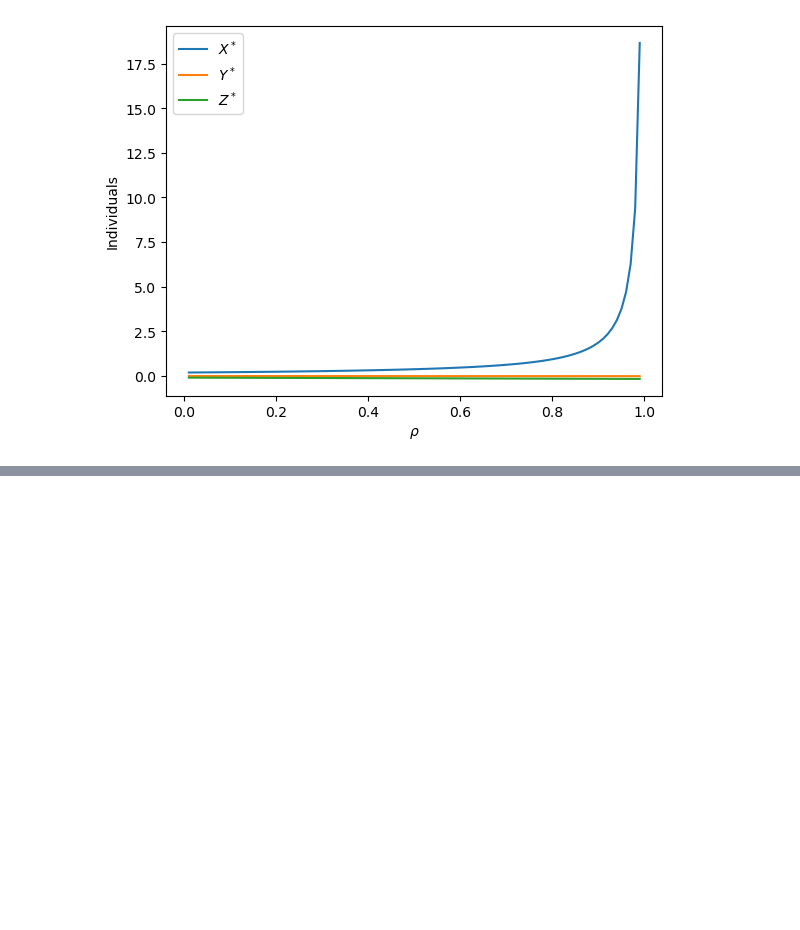
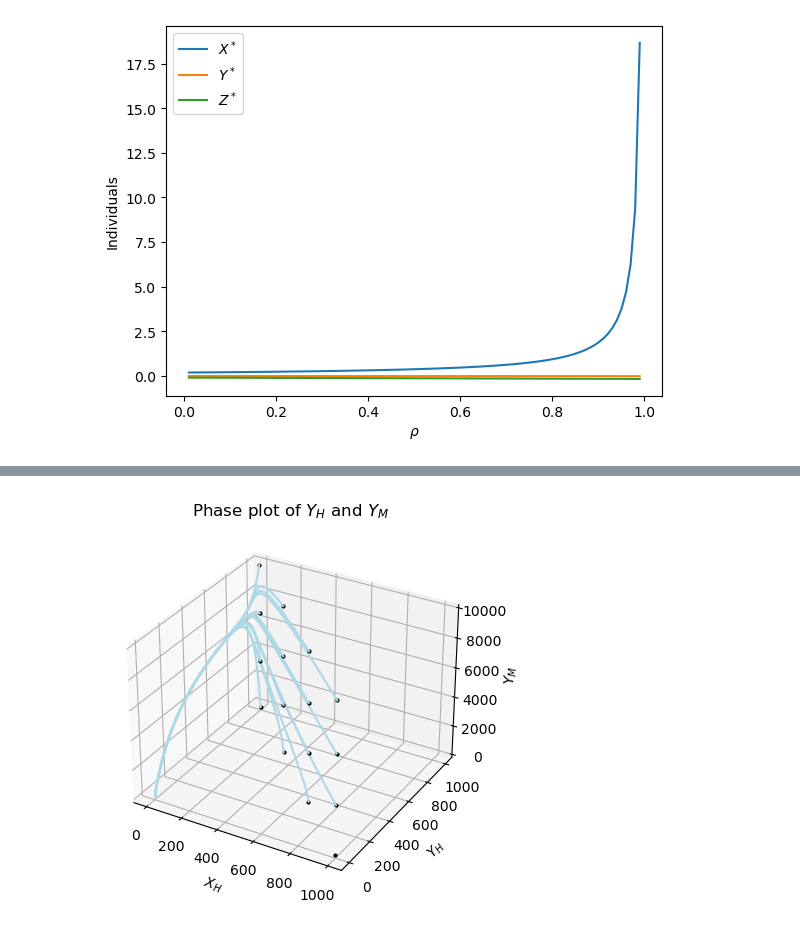
Before and after one commit to mboyan/intro-to-computational-science, a Jupyter notebook: Assignments/Assignment 1/Assignment 1 - SIR model (ODE) - Boyan Mihaylov.ipynb, the cells around one changed output, grey strips where cells are left out. Saved outputs shown, nothing was run; the diff lists cells and outputs as text; code cells hidden in the pictures; blank space fills up the shorter version.

```diff
--- a/Assignments/Assignment 1/Assignment 1 - SIR model (ODE) - Boyan Mihaylov.ipynb
+++ b/Assignments/Assignment 1/Assignment 1 - SIR model (ODE) - Boyan Mihaylov.ipynb
@@ -1063,0 +1332,84 @@ class InfectionModelMultiHost():
+# %%
+grid_shape = [3,3]
+increment = base_population/(num_plots-1)
+
+# Infection probabilities
+t_probs = [0.5, 0.8]
+
+# Population sizes
+pop_sizes = [1000, 10000]
+
+# Life expectancies
+lifespans = [16107.525, 7]
+
+# Birth rates
+birthrates = [8.25*10e-5, 0.13]
+
+# Recovery rates
+rec_rates = [0.033, 0]
+
+# Constant population toggles
+const_Ns = [True, True]
+
+# Bite rate
+b = 0.5
+
+# Iteration step
+step = 10e-2
+
+# Time in days
+max_time = 900
+
+#plt.figure(figsize=(4,4))
+#fig, ax = plt.subplots(1,1)
+#ax = ax[0]
+
+fig = plt.figure()
+ax = fig.add_subplot(111,projection='3d')
+
+# Track starting values of X and Y
+#Yh_starts = []
+#Ym_starts = []
+
+for x in range(grid_shape[0]+1):
+    for y in range(grid_shape[1]+1):
+
+        # Determine starting conditions:
+        Y_starts = [x*pop_sizes[0]/grid_shape[0],y*pop_sizes[1]/grid_shape[1]]
+
+        # Initialize infection model
+        XYZ_mh = InfectionModelMultiHost(t_probs, pop_sizes, Y_starts, lifespans, birthrates, rec_rates, const_Ns, b)
+
+        # Append starting points and mark their positions
+        #Yh_starts.append(Y_starts[0])
+        #Ym_starts.append(Y_starts[1])
+        ax.plot(pop_sizes[0]-Y_starts[0],Y_starts[0],Y_starts[1],**{'marker':'o', 'markerfacecolor':'k', 'markeredgecolor':'k', 'markersize':2})
+
+        # Track development of infection over time
+        Xh_log, Yh_log, Zh_log, Xm_log, Ym_log, Zm_log, time_log = XYZ_mh.iterate(step, max_time)
+
+        # Plot infection values
+        #plt.plot(Yh_log, Ym_log,color=(0.5+0.25*x/grid_shape[0],0.5+0.25*y/grid_shape[1],0.5))
+        ax.plot(Xh_log, Yh_log, Ym_log, color='lightblue')
+
+# Plot starting points
+
+#plt.plot(Yh_starts, Ym_starts,color='silver', label='$(X_{H0},Y_{H0})$')
+ax.set_xlabel('$X_H$')
+ax.set_ylabel('$Y_H$')
+ax.set_zlabel('$Y_M$')
+#ax.set_xscale('log')
+#ax.set_yscale('log')
+#ax.set_aspect('equal', 'box')
+#plt.legend()
+
+plt.title('Phase plot of $Y_H$ and $Y_M$')
+#plt.xlim([0,pop_sizes[0]])
+#plt.ylim([0,pop_sizes[1]])
+#plt.gca().set_aspect('equal')
+#plt.rcParams['figure.figsize'] = [2, 2]
+
+#plt.tight_layout()
+plt.show()
+# %% [output]
+[figure, added]
```
Also changed, not shown: parts of 34 cells of this notebook.
